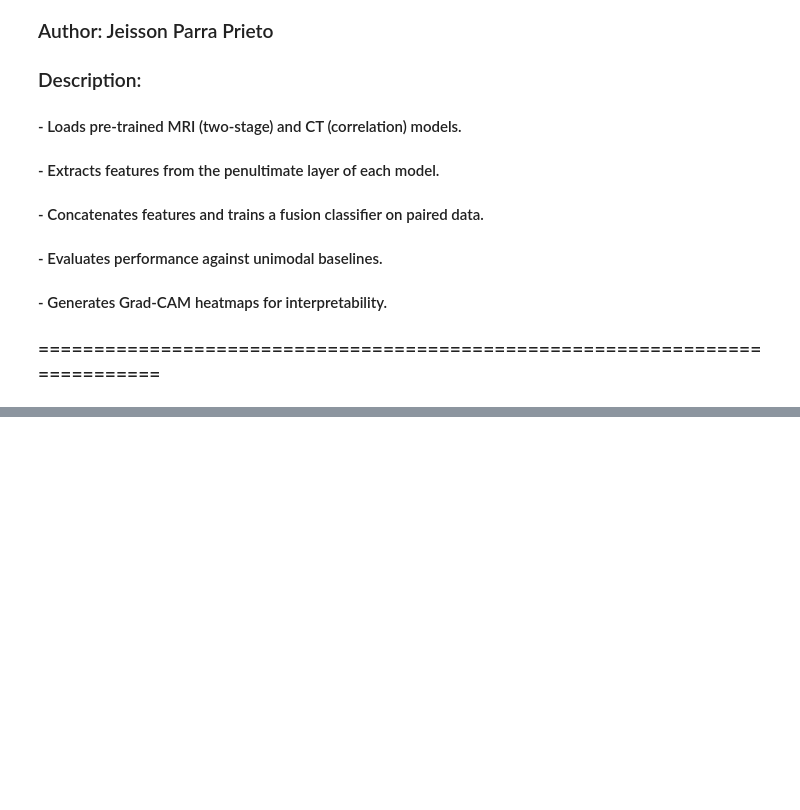
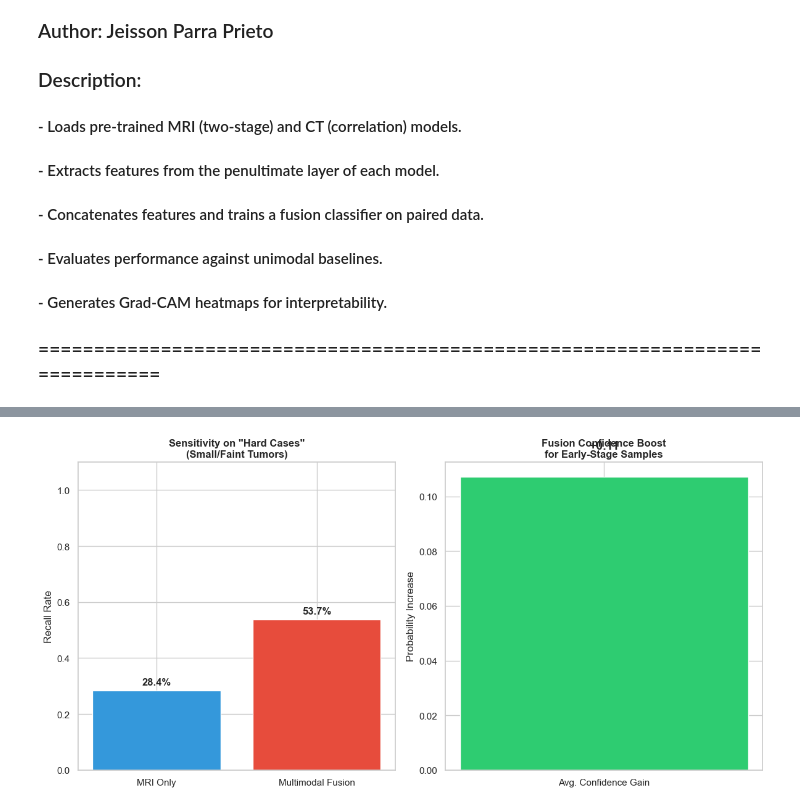
Before and after one commit to JeissonParra12/Multimodal_Deep-Learning_for_Early_Detection_and_Classification_of_Brain_Tumors, a Jupyter notebook: Multimodal_Fusion.ipynb, the cells around one changed output, grey strips where cells are left out. Drawn from its saved outputs; the diff is of its cells as text; code cells hidden in the pictures; blank space fills up the shorter version.

Commit message:
Final evaluation

```diff
--- a/Multimodal_Fusion.ipynb
+++ b/Multimodal_Fusion.ipynb
@@ -810,0 +831,84 @@ Received: inputs=Tensor(shape=(1, 224, 224, 4))
+# %%
+import numpy as np
+import matplotlib.pyplot as plt
+from sklearn.metrics import recall_score, accuracy_score
+
+def run_early_stage_special_evaluation(test_gen, mri_model, fusion_model):
+    """
+    Evaluates the model specifically on 'Hard Cases' (Low-Contrast/Small Tumors).
+    Hard Cases are defined as True Tumors where MRI confidence is marginal (0.3 - 0.7).
+    """
+    print("--- Initiating Special Evaluation: Early-Stage & Low-Contrast Detection ---")
+
+    y_true = []
+    preds_mri = []
+    preds_fusion = []
+
+    # 1. Collect all predictions from the test set
+    for i in range(len(test_gen)):
+        (mri_batch, ct_batch), labels = test_gen[i]
+
+        p_mri = mri_model.predict(mri_batch, verbose=0)[:, 1]
+        p_fusion = fusion_model.predict([mri_batch, ct_batch], verbose=0)[:, 1]
+
+        y_true.extend(labels[:, 1]) # Assuming one-hot [Normal, Tumor]
+        preds_mri.extend(p_mri)
+        preds_fusion.extend(p_fusion)
+
+    y_true = np.array(y_true)
+    preds_mri = np.array(preds_mri)
+    preds_fusion = np.array(preds_fusion)
+
+    # 2. Define "Early-Stage / Low-Contrast" Subset
+    # Criteria: It IS a tumor, but the MRI model is 'uncertain' (0.3 < p < 0.7)
+    hard_case_idx = np.where((y_true == 1) & (preds_mri > 0.3) & (preds_mri < 0.7))[0]
+
+    # Also include "Missed by MRI" (False Negatives) that Fusion might have caught
+    missed_by_mri_idx = np.where((y_true == 1) & (preds_mri <= 0.5))[0]
+
+    # Combined "Difficult" pool
+    difficult_idx = np.unique(np.concatenate([hard_case_idx, missed_by_mri_idx]))
+
+    if len(difficult_idx) == 0:
+        print("No 'Hard Cases' found in the current test set. Try a larger sample.")
+        return
+
+    # 3. Calculate Sensitivity (Recall) for the Hard Subset
+    mri_hard_recall = recall_score(y_true[difficult_idx], (preds_mri[difficult_idx] > 0.5))
+    fusion_hard_recall = recall_score(y_true[difficult_idx], (preds_fusion[difficult_idx] > 0.5))
+
+    # 4. Visualization of "The Fusion Rescue"
+    plt.figure(figsize=(12, 6))
+
+    # Plot 1: Recall Comparison
+    plt.subplot(1, 2, 1)
+    bars = plt.bar(['MRI Only', 'Multimodal Fusion'], [mri_hard_recall, fusion_hard_recall],
+                   color=['#3498DB', '#E74C3C'])
+    plt.ylim(0, 1.1)
+    plt.title('Sensitivity on "Hard Cases"\n(Small/Faint Tumors)', fontweight='bold')
+    plt.ylabel('Recall Rate')
+    for bar in bars:
+        yval = bar.get_height()
+        plt.text(bar.get_x() + bar.get_width()/2, yval + 0.02, f'{yval:.1%}', ha='center', fontweight='bold')
+
+    # Plot 2: Confidence Gain
+    plt.subplot(1, 2, 2)
+    avg_gain = np.mean(preds_fusion[difficult_idx] - preds_mri[difficult_idx])
+    plt.bar(['Avg. Confidence Gain'], [avg_gain], color='#2ECC71')
+    plt.title('Fusion Confidence Boost\nfor Early-Stage Samples', fontweight='bold')
+    plt.ylabel('Probability Increase')
+    plt.text(0, avg_gain + 0.01, f'+{avg_gain:.2f}', ha='center', fontweight='bold', fontsize=14)
+
+    plt.tight_layout()
+    plt.show()
+
+    print(f"REPORT:")
+    print(f"Total Hard Cases Identified: {len(difficult_idx)}")
+    print(f"MRI Sensitivity on Hard Cases: {mri_hard_recall:.2%}")
+    print(f"Fusion Sensitivity on Hard Cases: {fusion_hard_recall:.2%}")
+    print(f"Net Improvement: {fusion_hard_recall - mri_hard_recall:.2%}")
+
+# --- Execute ---
+# Ensure your loaded models and test generator are passed here
+run_early_stage_special_evaluation(test_gen, mri_stage1, fusion_model)
+# %% [output]
@@ -810,0 +916 @@ Received: inputs=Tensor(shape=(1, 224, 224, 4))
+[figure, added]
```
Also changed, not shown: parts of 5 cells of this notebook, 35 other files.
